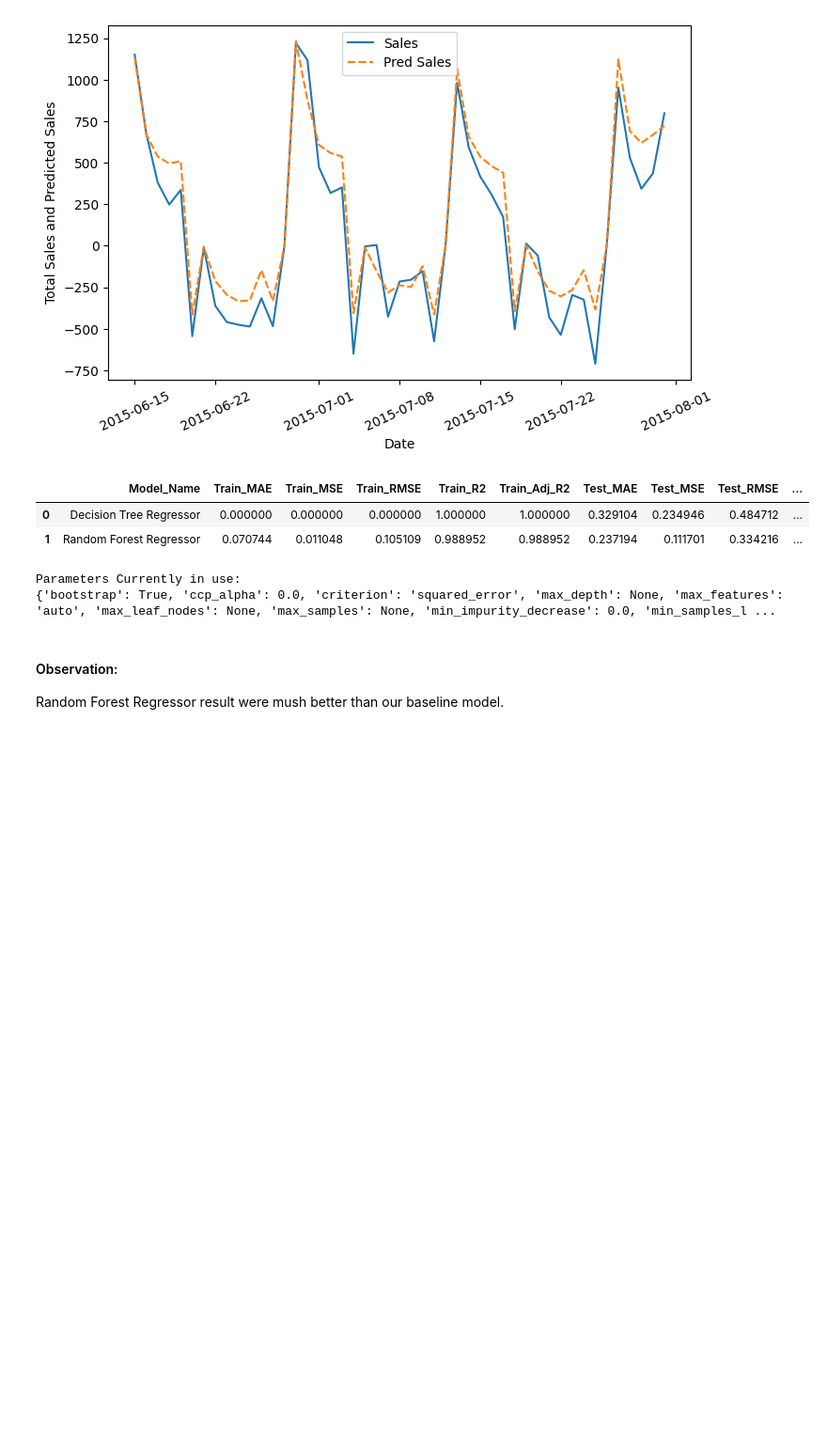
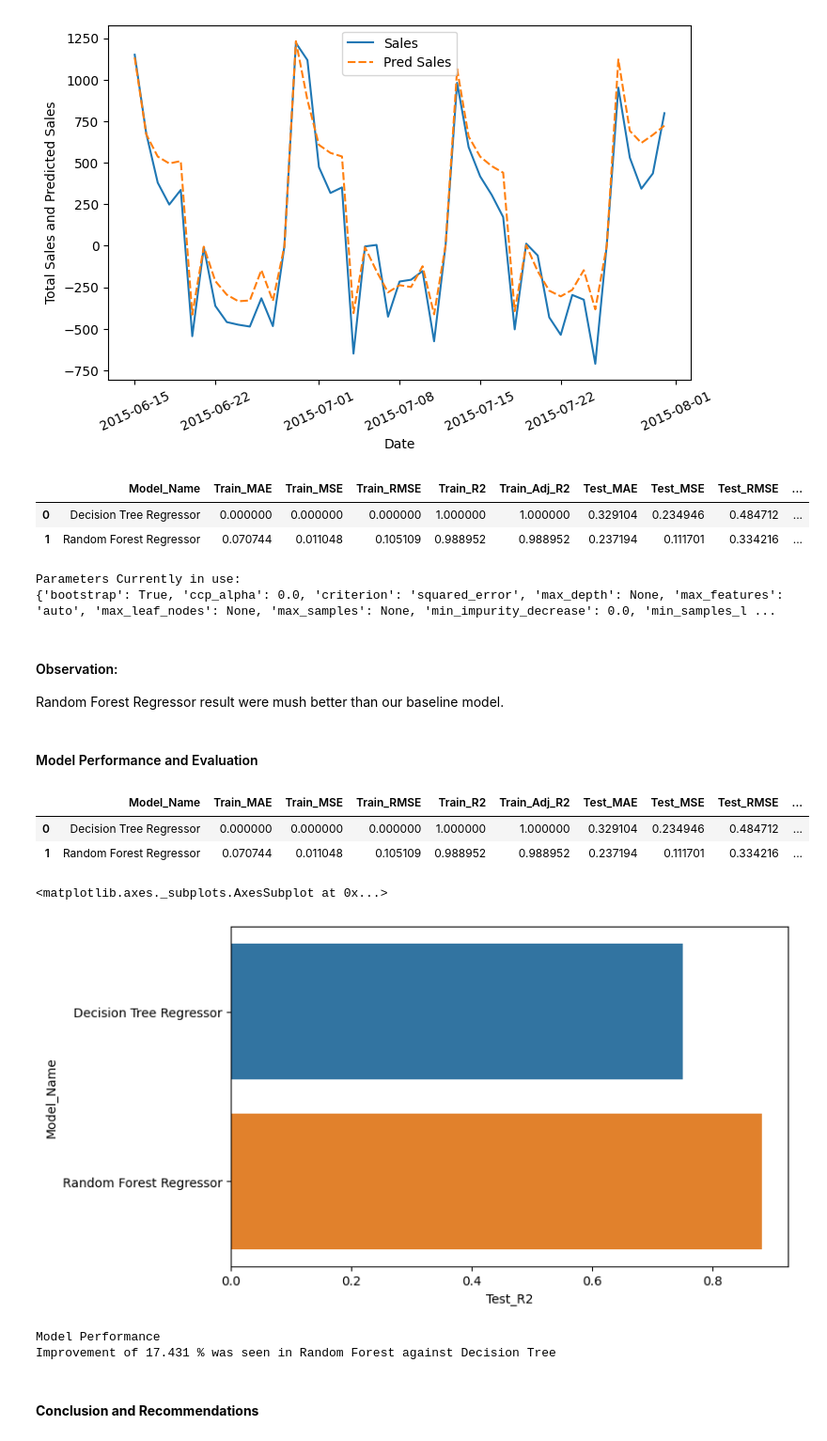
Before and after one commit to ambika1us/Retail_Sales_Prediction, a Jupyter notebook: Retail_Sales_Prediction.ipynb, the cells around one changed output. Shown at 94% size. Drawn from its saved outputs; the diff is of its cells as text; code cells hidden in the pictures; blank space fills up the shorter version.

```diff
--- a/Retail_Sales_Prediction.ipynb
+++ b/Retail_Sales_Prediction.ipynb
@@ -940,3 +940,30 @@ Parameters Currently in use:
 # %% [markdown]
 <h4>Observation:</h4>
 Random Forest Regressor result were mush better than our baseline model.
+# %% [markdown]
+<h4>Model Performance and Evaluation</h4>
+# %%
+#Taking a look of our final comparison dataframe
+comparison_df
+# %% [output]
+|  | Model_Name | Train_MAE | Train_MSE | Train_RMSE | Train_R2 | Train_Adj_R2 | Test_MAE | Test_MSE | Test_RMSE | ... |
+| 0 | Decision Tree Regressor | 0.000000 | 0.000000 | 0.000000 | 1.000000 | 1.000000 | 0.329104 | 0.234946 | 0.484712 | ... |
+| 1 | Random Forest Regressor | 0.070744 | 0.011048 | 0.105109 | 0.988952 | 0.988952 | 0.237194 | 0.111701 | 0.334216 | ... |
+# %%
+#Visualising our comparison df for Test R2
+sns.barplot(y=comparison_df['Model_Name'],x=comparison_df['Test_R2'])
+# %% [output]
+<matplotlib.axes._subplots.AxesSubplot at 0x...>
+[figure, added]
+# %%
+#Improvement %
+baseline_r2=0.750581
+random_r2=0.881418
+improvement_r=((random_r2-baseline_r2)/baseline_r2)*100
+print('Model Performance')
+print(f'Improvement of {round(improvement_r,3)} % was seen in Random Forest against Decision Tree')
+# %% [output]
+Model Performance
+Improvement of 17.431 % was seen in Random Forest against Decision Tree
+# %% [markdown]
+<h4><b>Conclusion and Recommendations</b></h4>
```
Also changed, not shown: parts of 2 cells of this notebook.
